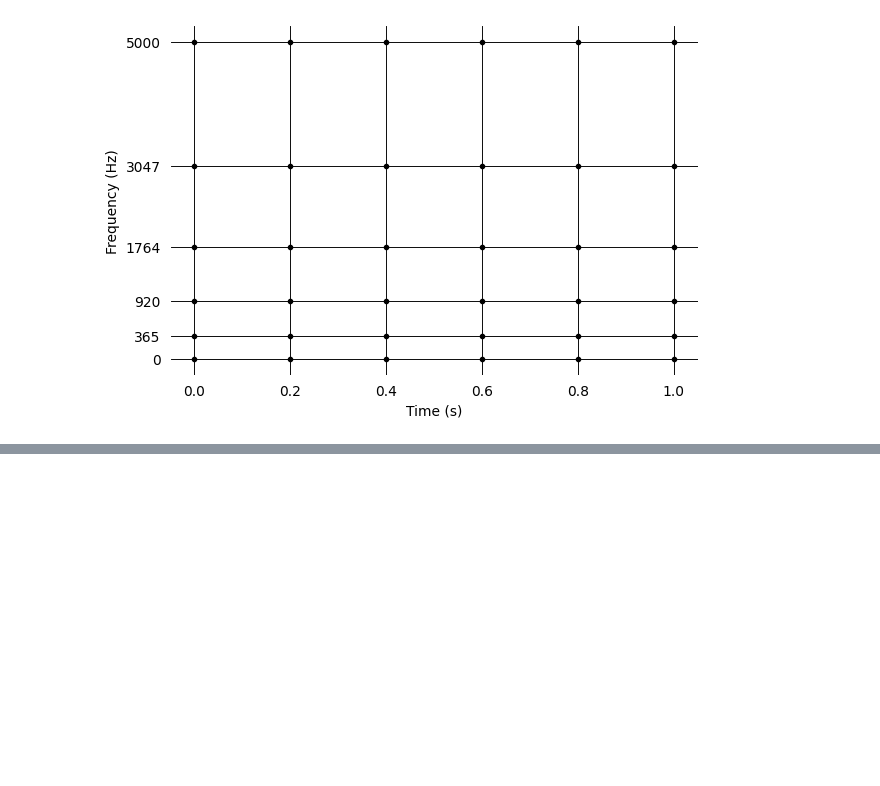
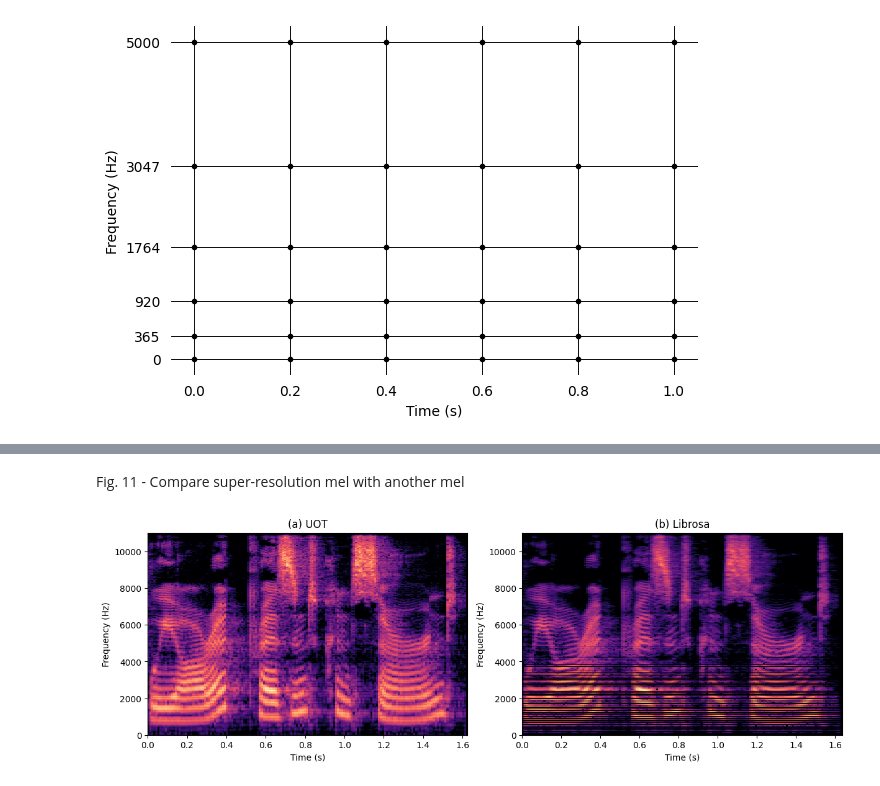
Before and after one commit to davidvaldiviad/fusion-ot, a Jupyter notebook: paper_figures.ipynb, the cells around one changed output, grey strips where cells are left out. Drawn from its saved outputs; the diff is of its cells as text; code cells hidden in the pictures; blank space fills up the shorter version.

```diff
--- a/paper_figures.ipynb
+++ b/paper_figures.ipynb
@@ -485,0 +570,13 @@ m_bins_1 = librosa.mel_frequencies(500, fmax=sr/2, htk=True)
+# %% [markdown]
+Fig. 11 - Compare super-resolution mel with another mel
+# %%
+# Other spectrogram to compare with
+
+X3 = Spectrogram(signal, sr, window_size_s=40e-3, hop_size_s=X2.hop_size_s)
+m3 = librosa.feature.melspectrogram(S=X3.power_spectrogram(), n_mels=x_mel.shape[0], htk=True)
+
+axes = new_axes(1, 2)
+display_spectrogram(x_mel, ax=axes[0], title='(a) UOT', f_bins=m_bins_1, t_frames=X2.t_bins, log=True)
+display_spectrogram(m3, ax=axes[1], title='(b) Librosa', f_bins=m_bins_1, t_frames=X3.t_bins, log=True)
+# %% [output]
+[figure, added]
```
Also changed, not shown: parts of 20 cells of this notebook, 1 other file.
